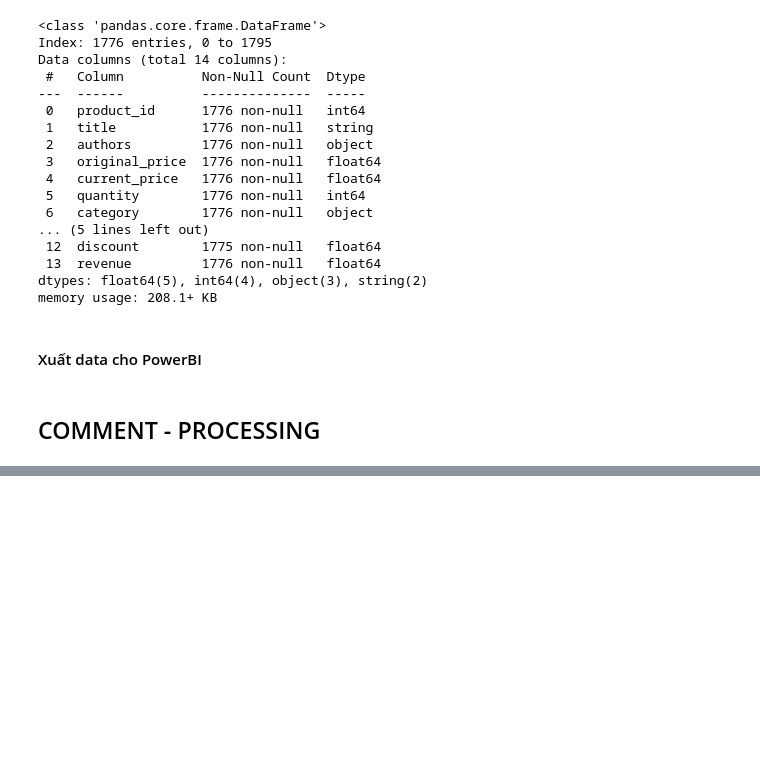
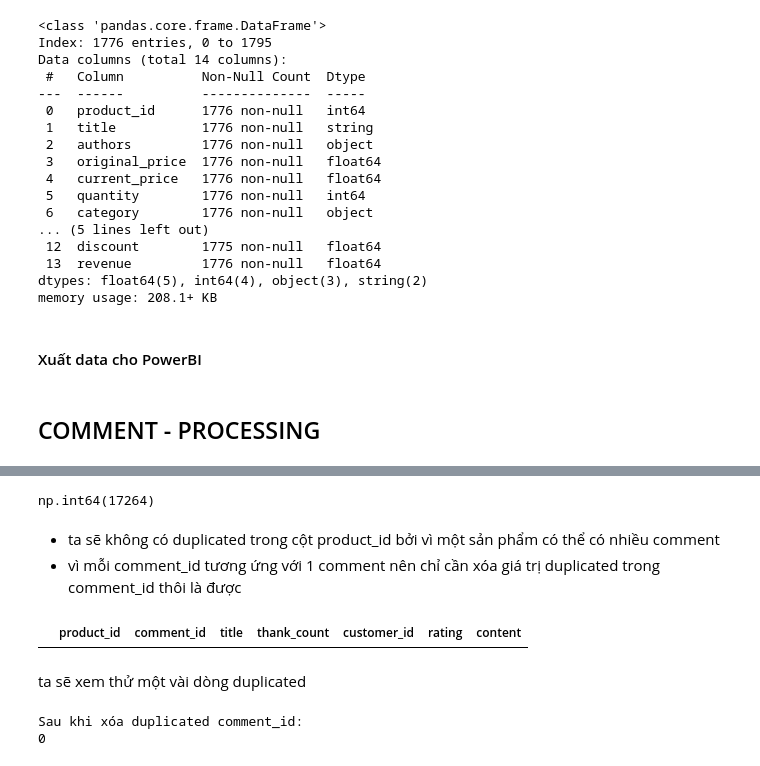
Before and after one commit to chgiabao04/cn-da22tta-chaugiabao-bookdata-machinelearning, a Jupyter notebook: src/processing.ipynb, the cells around one changed output, grey strips where cells are left out. Drawn from its saved outputs; the diff is of its cells as text; code cells hidden in the pictures; blank space fills up the shorter version.

```diff
--- a/src/processing.ipynb
+++ b/src/processing.ipynb
@@ -497,0 +519,16 @@ book.to_csv("../data/book_data_cleaned_forPowerBI.csv", index=False, encoding='u
+# %%
+comment['comment_id'].duplicated().sum()
+# %% [output]
+np.int64(17264)
+# %% [markdown]
+- ta sẽ không có duplicated trong cột product_id bởi vì một sản phẩm có thể có nhiều comment
+- vì mỗi comment_id tương ứng với 1 comment nên chỉ cần xóa giá trị duplicated trong comment_id thôi là được
+# %%
+dup_cmt = comment[comment['comment_id'].duplicated(keep=False)] \
+               .sort_values('comment_id')
+
+dup_cmt.head(10)
+# %% [output]
+|  | product_id | comment_id | title | thank_count | customer_id | rating | content |
+# %% [markdown]
+ta sẽ xem thử một vài dòng duplicated
@@ -497,0 +537,6 @@ book.to_csv("../data/book_data_cleaned_forPowerBI.csv", index=False, encoding='u
+# %%
+print("Sau khi xóa duplicated comment_id:")
+print(comment['comment_id'].duplicated().sum())
+# %% [output]
+Sau khi xóa duplicated comment_id:
+0
```
Also changed, not shown: parts of 29 cells of this notebook.
